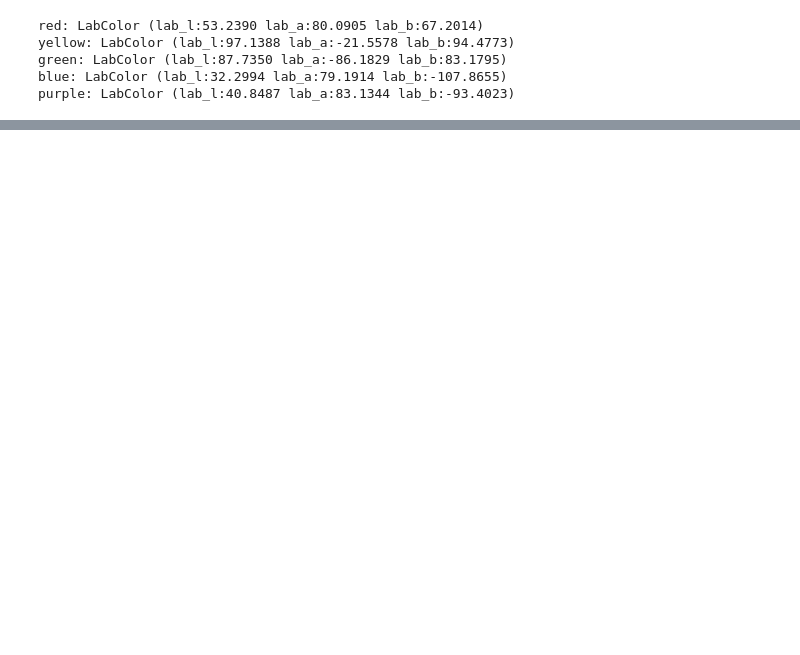
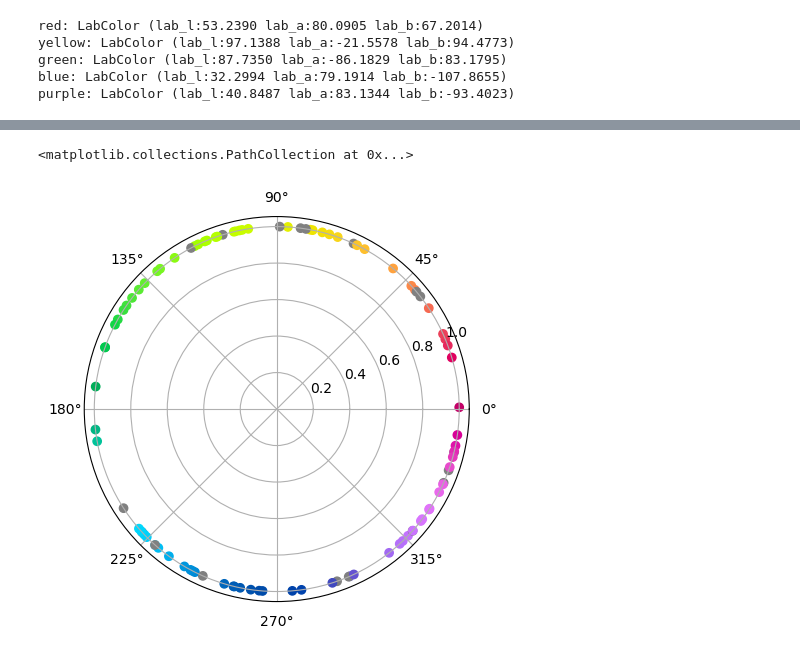
Before and after one commit to jmbreda/PROseq, a Jupyter notebook: notebooks/Fun_with_colors.ipynb, the cells around one changed output, grey strips where cells are left out. Cells and saved outputs as stored; diff of their text form; code cells hidden in the pictures; blank space fills up the shorter version.

```diff
--- a/notebooks/Fun_with_colors.ipynb
+++ b/notebooks/Fun_with_colors.ipynb
@@ -1,7 +1,7 @@
 # %%
 import numpy as np
 import matplotlib.pyplot as plt
-import seaborn as sns
+import pandas as pd
 
 from colormath.color_objects import LabColor, LuvColor, XYZColor, sRGBColor, HSVColor, LCHabColor, LCHuvColor
 from colormath.color_conversions import convert_color
@@ -39,8 +39,27 @@ def hsv_to_rgb_v( h, s, v) -> tuple:
 
     out[~idx_na,:] = out_tmp
 
+    return out
 
-    return out
+
+def phase_to_Lab_color(φ, a_f=90, b_f=80 ,a_0=10 , b_0=20, l_p=45, l_m=25, obs='2', ill='d65'):
+
+    n = φ.shape[0]
+
+    a = (np.cos(φ))*a_f + a_0
+    b = (np.sin(φ))*b_f + b_0
+    L = np.ones(n)
+    idx = np.sin(φ)>0
+    L[idx] = 53+np.sin(φ[idx])*l_p
+    L[~idx] = 53-np.sin(3*φ[~idx])*l_m
+
+    lab = np.full([n,3],np.nan)
+    for i in range(n):
+        col = convert_color(LabColor(lab_l=L[i],lab_a=a[i],lab_b=b[i],observer=obs, illuminant=ill),sRGBColor)
+        lab[i,:] = np.array(col.get_value_tuple())
+    lab = lab/lab.max(axis=0)
+
+    return lab
 # %%
 n = 512
 φ = np.linspace(0,2*np.pi,n)
@@ -119,0 +193,19 @@ a[3*128]
+# %%
+N = 100
+
+id = np.arange(N)
+phase = np.random.uniform(0,2*np.pi,N)
+color = phase_to_Lab_color(phase)
+idx_grey = np.random.randint(0,N,20)
+color[idx_grey] = np.ones(3)*0.5
+rgb = [','.join(c) for c in (255*color).astype(int).astype(str)]
+
+df = pd.DataFrame({'id':id,'phase':phase,'color':rgb})
+
+fig, ax = plt.subplots(1,1,figsize=(5,5),subplot_kw=dict(projection='polar'))
+
+r = np.ones(N)
+ax.scatter(x=df.phase,y=r,color=color)
+# %% [output]
+<matplotlib.collections.PathCollection at 0x...>
+[figure, added]
```
Also changed, not shown: parts of 5 cells of this notebook, 4 other files.
